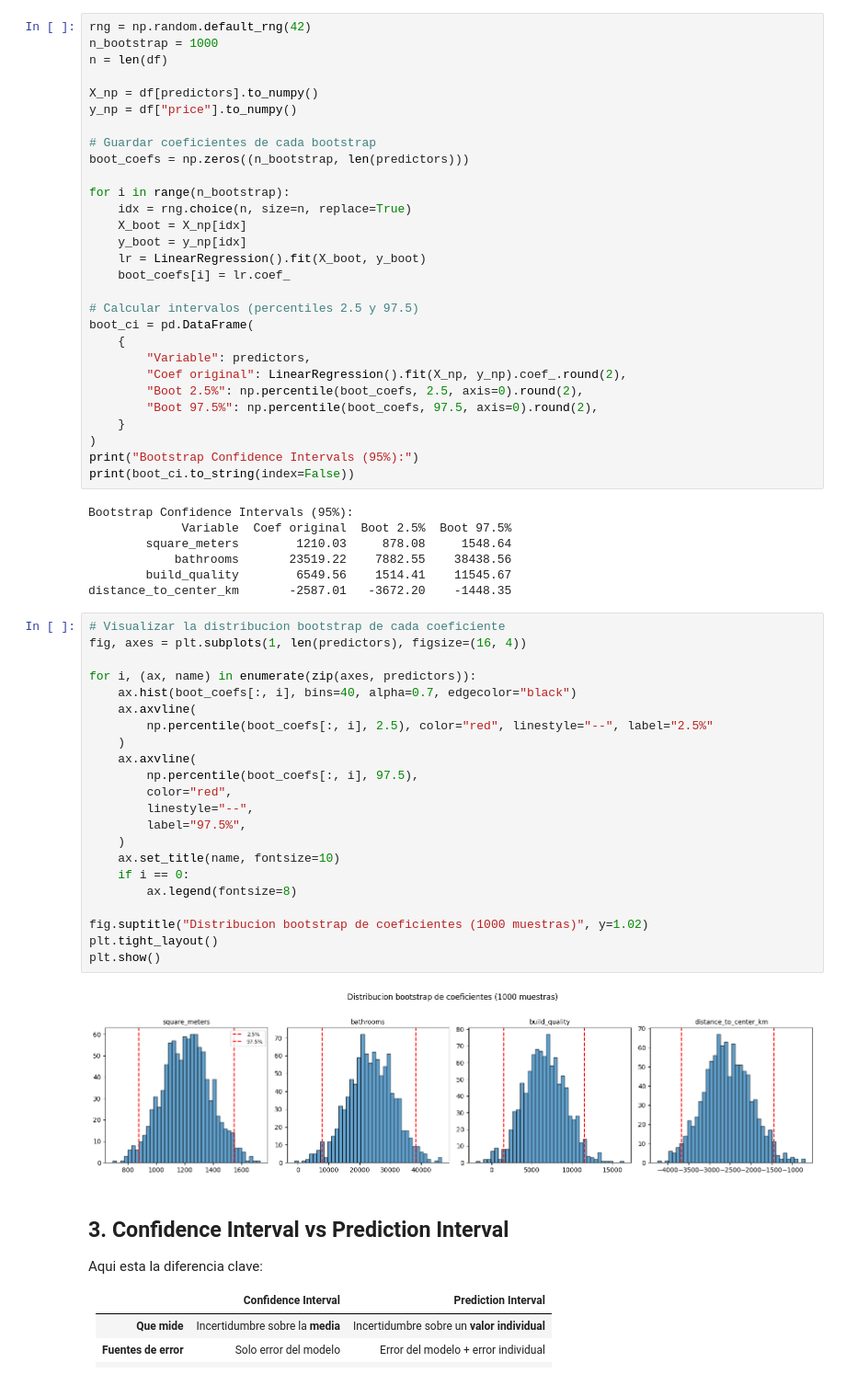
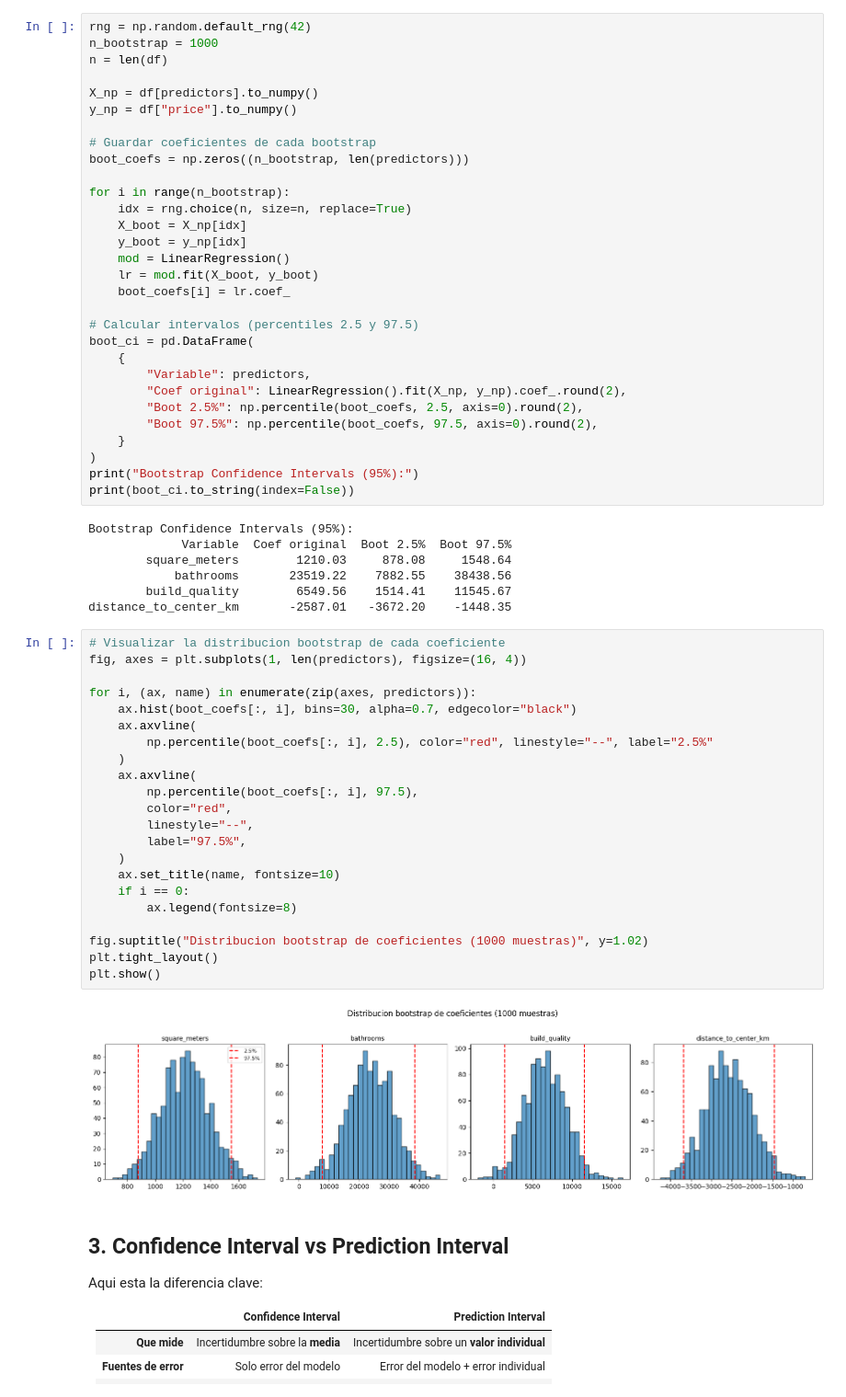
Before and after one commit to angelozdev/practical-statistics-for-data-analysis, a Jupyter notebook: notebooks/10-confidence-and-prediction-intervals.ipynb, the cells around one changed output. Shown at 92% size. Drawn from its saved outputs; the diff is of its cells as text.

```diff
--- a/notebooks/10-confidence-and-prediction-intervals.ipynb
+++ b/notebooks/10-confidence-and-prediction-intervals.ipynb
@@ -78,7 +78,8 @@ for i in range(n_bootstrap):
     idx = rng.choice(n, size=n, replace=True)
     X_boot = X_np[idx]
     y_boot = y_np[idx]
-    lr = LinearRegression().fit(X_boot, y_boot)
+    mod = LinearRegression()
+    lr = mod.fit(X_boot, y_boot)
     boot_coefs[i] = lr.coef_
 
 # Calcular intervalos (percentiles 2.5 y 97.5)
@@ -102,27 +103,27 @@ distance_to_center_km       -2587.01   -3672.20    -1448.35
 # %%
 # Visualizar la distribucion bootstrap de cada coeficiente
 fig, axes = plt.subplots(1, len(predictors), figsize=(16, 4))
 
 for i, (ax, name) in enumerate(zip(axes, predictors)):
-    ax.hist(boot_coefs[:, i], bins=40, alpha=0.7, edgecolor="black")
+    ax.hist(boot_coefs[:, i], bins=30, alpha=0.7, edgecolor="black")
     ax.axvline(
         np.percentile(boot_coefs[:, i], 2.5), color="red", linestyle="--", label="2.5%"
     )
     ax.axvline(
         np.percentile(boot_coefs[:, i], 97.5),
         color="red",
         linestyle="--",
         label="97.5%",
     )
     ax.set_title(name, fontsize=10)
     if i == 0:
         ax.legend(fontsize=8)
 
 fig.suptitle("Distribucion bootstrap de coeficientes (1000 muestras)", y=1.02)
 plt.tight_layout()
 plt.show()
 # %% [output]
-[figure, old version]
+[figure, new version]
 # %% [markdown]
 ## 3. Confidence Interval vs Prediction Interval
 
```
Also changed, not shown: parts of 4 cells of this notebook.
